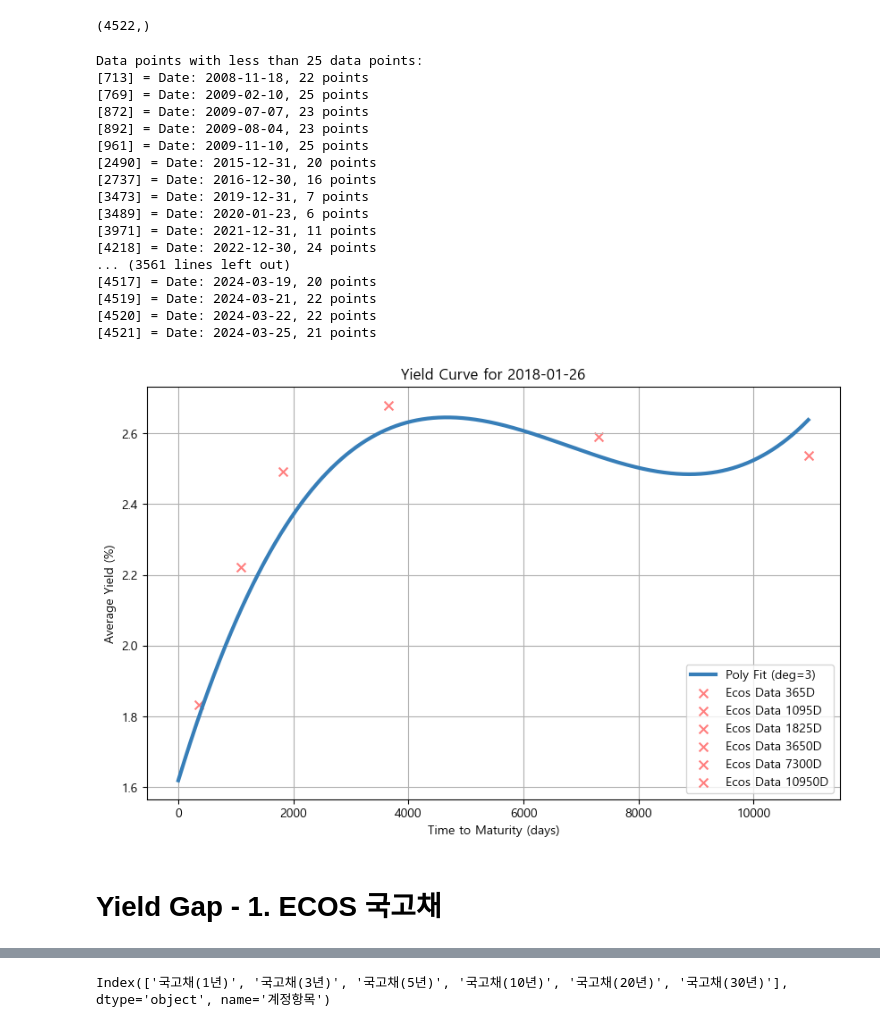
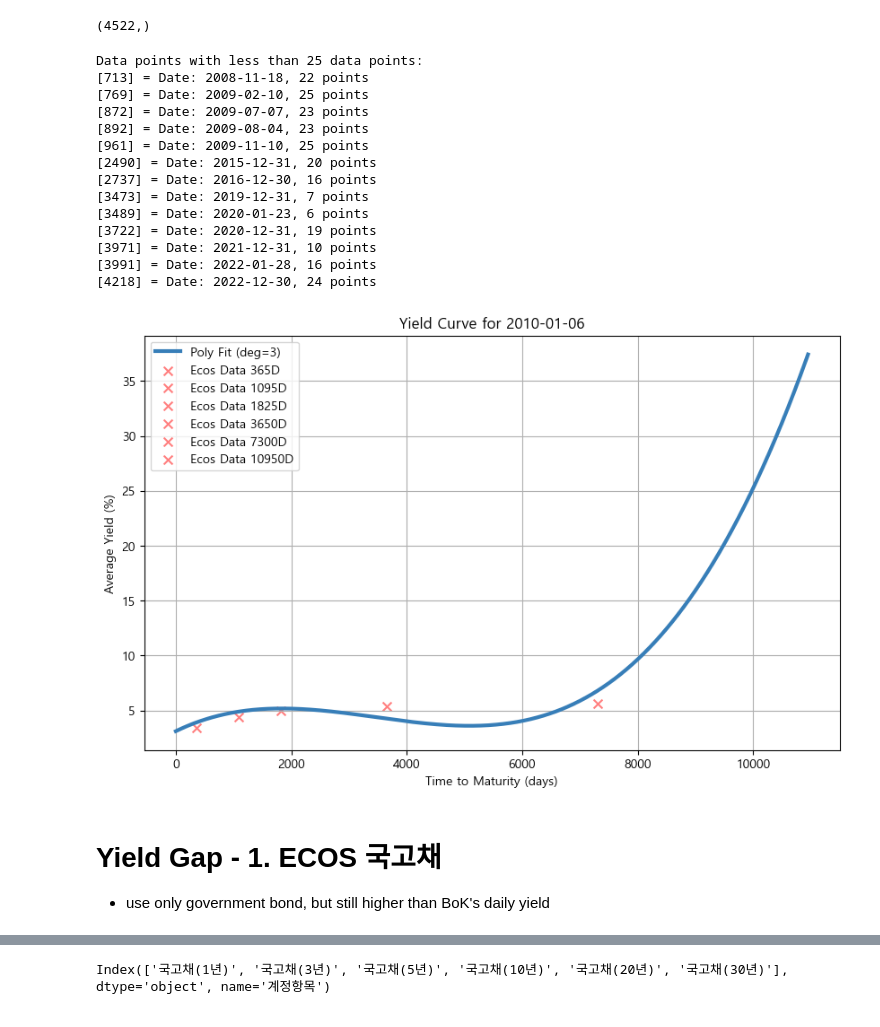
Before and after one commit to lazybuttrying/kofia-bond, a Jupyter notebook: rf_plot.ipynb, the cells around one changed output, grey strips where cells are left out. Saved outputs shown, nothing was run; the diff lists cells and outputs as text; code cells hidden in the pictures.

Commit message:
FEAT: long with long term, short curve with short term data

```diff
--- a/rf_plot.ipynb
+++ b/rf_plot.ipynb
@@ -436,6 +440,7 @@ cd = cd[(cd["거래대금"] != 0) & (cd["통화구분"] == "원화") \
 lower_limit = cd["평균수익률"].quantile(0.01)  # 하위 1%
 upper_limit = cd["평균수익률"].quantile(0.99)  # 상위 99%
 cd["평균수익률"]= cd["평균수익률"].clip(lower=lower_limit, upper=upper_limit)
+cd["발행기관"] = cd["발행기관"].str.replace(" ", "")
 
 print(cd.shape, cd["거래일"].value_counts().shape)
 cd["발행기관"].value_counts().sort_index()
@@ -460,5 +465 @@ OCBC은행 서울지점        6
 Name: count, dtype: int64
-# %%
-cd = cd[~cd["발행기관"].str.contains(r"대화|HSBC|중국|OCBC|수협|농협|한국산업|씨티|기업|스탠다드차타드", na=False, regex=True)]
-
-print(cd["발행기관"].unique())
@@ -467,0 +466,4 @@ print(cd["발행기관"].unique())
+# %%
+cd = cd[cd["발행기관"].isin(['국민은행', '신한은행', '우리은행', '하나은행', '외환은행', '아이엠뱅크'])]
+
+print(cd["발행기관"].unique())
@@ -886,7 +912,7 @@ date_range = pd.concat([bank["거래일"], rf["거래일"]]).sort_values().uniqu
 print(date_range.shape)
 
 rf_yield_curve = [[None, None] for _ in range(date_range.shape[0])]
-bank_yield_curve = [[None, None] for _ in range(date_range.shape[0])]
+# bank_yield_curve = [[None, None] for _ in range(date_range.shape[0])]
 
 
 def simple_poly_fit(date, table, data="평균수익률", tag=""):
@@ -902,10 +928,10 @@ for i in range(0, date_range.shape[0], 1):
     rf_yield_curve[i][0] = date_filtered.shape[0]
     rf_yield_curve[i][1] = simple_poly_fit(date_range[i], date_filtered, tag="rf")
 
-    date_filtered, _, _ = filter_data(date_range[i], bank)
-    if date_filtered.empty: continue;
-    bank_yield_curve[i][0] = date_filtered.shape[0]
-    bank_yield_curve[i][1] = simple_poly_fit(date_range[i], date_filtered, tag="bank")
+    # date_filtered, _, _ = filter_data(date_range[i], bank)
+    # if date_filtered.empty: continue;
+    # bank_yield_curve[i][0] = date_filtered.shape[0]
+    # bank_yield_curve[i][1] = simple_poly_fit(date_range[i], date_filtered, tag="bank")
 # %% [output]
 (4522,)
 # %%
@@ -927,7 +953,7 @@ def sparce_points(data, threshold=25):
 
 sparce_points(rf_yield_curve)
 print()
-sparce_points(bank_yield_curve)
+# sparce_points(bank_yield_curve)
 # %% [output]
 Data points with less than 25 data points:
 [713] = Date: 2008-11-18, 22 points
@@ -939,15 +965,12 @@ Data points with less than 25 data points:
 [2737] = Date: 2016-12-30, 16 points
 [3473] = Date: 2019-12-31, 7 points
 [3489] = Date: 2020-01-23, 6 points
-[3971] = Date: 2021-12-31, 11 points
+[3722] = Date: 2020-12-31, 19 points
+[3971] = Date: 2021-12-31, 10 points
+[3991] = Date: 2022-01-28, 16 points
 [4218] = Date: 2022-12-30, 24 points
-... (3561 lines left out)
-[4517] = Date: 2024-03-19, 20 points
-[4519] = Date: 2024-03-21, 22 points
-[4520] = Date: 2024-03-22, 22 points
-[4521] = Date: 2024-03-25, 21 points
 # %%
-idx = 3000
+idx = 1000
 year = 30
 x_smooth = np.linspace(1, 365*year, 252*year)
 y_smooth = rf_yield_curve[idx][1](x_smooth)
@@ -956,35 +979,37 @@ plt.figure(figsize=(10, 6))
 plt.plot(x_smooth, y_smooth, color=colors[0], linestyle='-',
     linewidth=3.0, label=f'Poly Fit (deg=3)')
 
 date = date_range[idx]
 
 
 convert_day = {
     "일": 1,
     "년": 365
 }
 
 ecos_cols = ecos.columns.str.extract(r'(\d+)').astype(int).squeeze()
 for i in range(ecos_cols.shape[0]):
     ecos_cols[i] *= convert_day[ecos.columns[i][-2]]
 
 for i, d in enumerate(ecos.loc[date]):
     if not d: continue;
     plt.scatter(ecos_cols[i], d,
         color='r', s=50, marker='x',
         label=f'Ecos Data {ecos_cols[i]}D',
         alpha=0.5)
 
 
 plt.xlabel('Time to Maturity (days)')
 plt.ylabel('Average Yield (%)')
 plt.title(f'Yield Curve for {date}')
 plt.legend()
 plt.grid(True)
 plt.show()
 # %% [output]
-[figure, old version]
+[figure, new version]
 # %% [markdown]
 # Yield Gap - 1. ECOS 국고채
+
+- use only government bond, but still higher than BoK's daily yield
 # %%
 dataset_name = "ECOS"
```
Also changed, not shown: parts of 47 cells of this notebook.
